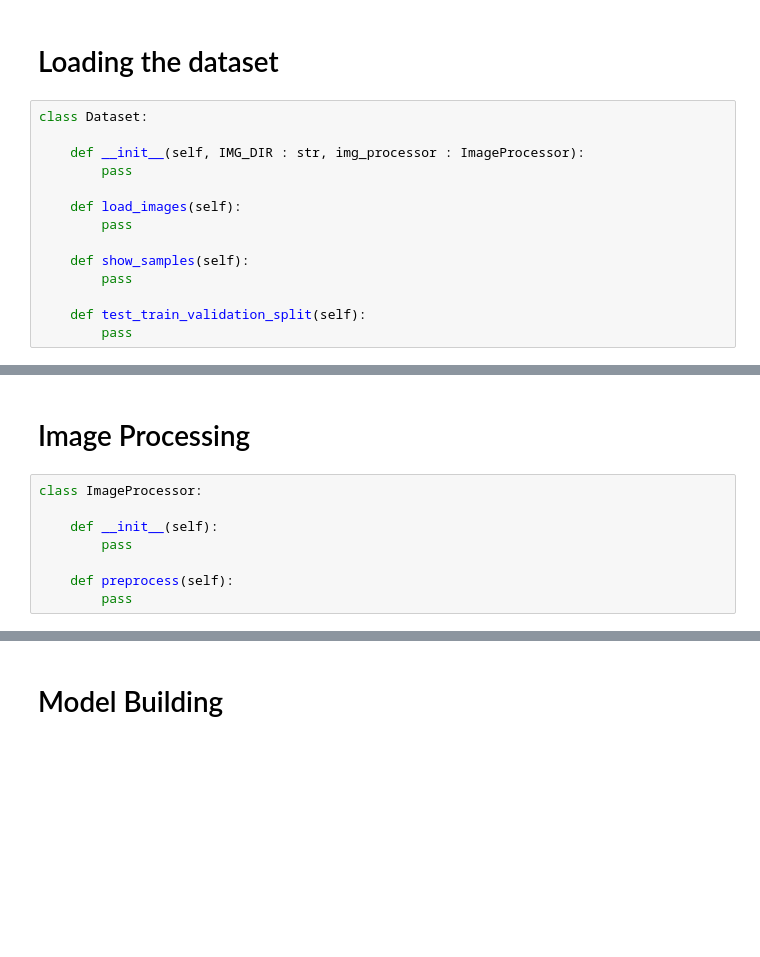
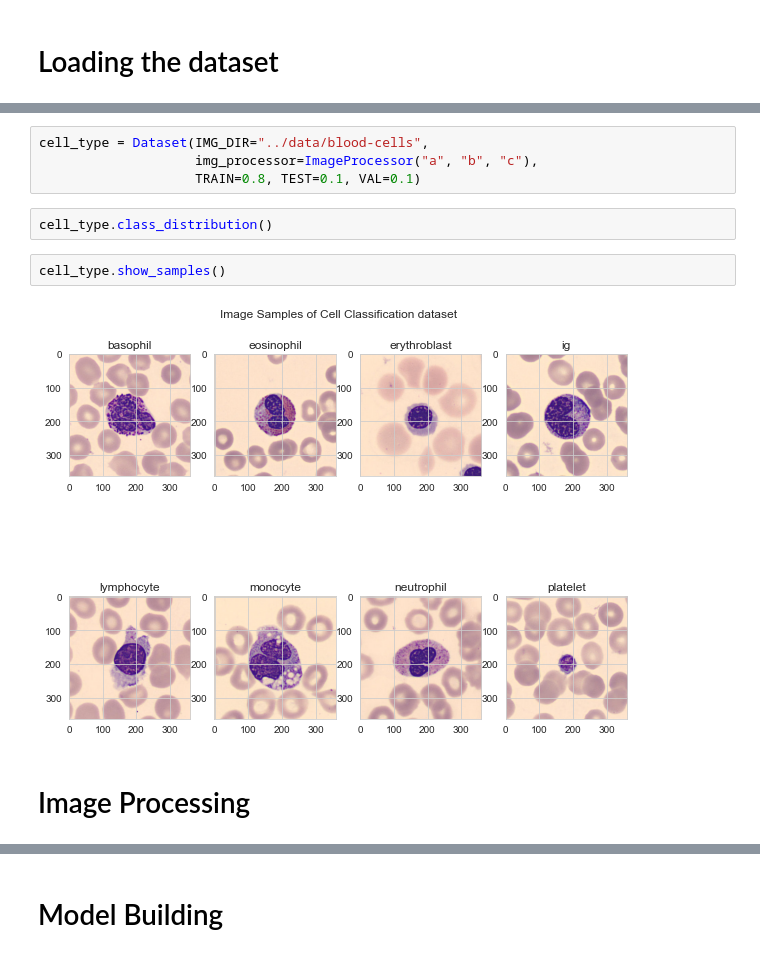
Before and after one commit to Gaurav0502/blood-cell-classification, a Jupyter notebook: notebooks/cnn_exploration.ipynb, the cells around one changed output, grey strips where cells are left out. Cells and saved outputs as stored; diff of their text form; blank space fills up the shorter version.

Commit message:
dataset metainfo and preprocessing

```diff
--- a/notebooks/cnn_exploration.ipynb
+++ b/notebooks/cnn_exploration.ipynb
@@ -25,17 +32,3 @@ import tensorflow.keras.applications as cnns
 from tensorflow.keras import Model
 # %% [markdown]
 # Loading the dataset
-# %%
-class Dataset:
-
-    def __init__(self, IMG_DIR : str, img_processor : ImageProcessor):
-        pass
-
-    def load_images(self):
-        pass
-
-    def show_samples(self):
-        pass
-
-    def test_train_validation_split(self):
-        pass
@@ -42,10 +87,12 @@ class Dataset:
+# %%
+cell_type = Dataset(IMG_DIR="../data/blood-cells",
+                    img_processor=ImageProcessor("a", "b", "c"),
+                    TRAIN=0.8, TEST=0.1, VAL=0.1)
+# %%
+cell_type.class_distribution()
+# %%
+cell_type.show_samples()
+# %% [output]
+[figure, added]
 # %% [markdown]
 # Image Processing
-# %%
-class ImageProcessor:
-
-    def __init__(self):
-        pass
-
-    def preprocess(self):
-        pass
```
Also changed, not shown: parts of 4 cells of this notebook.
